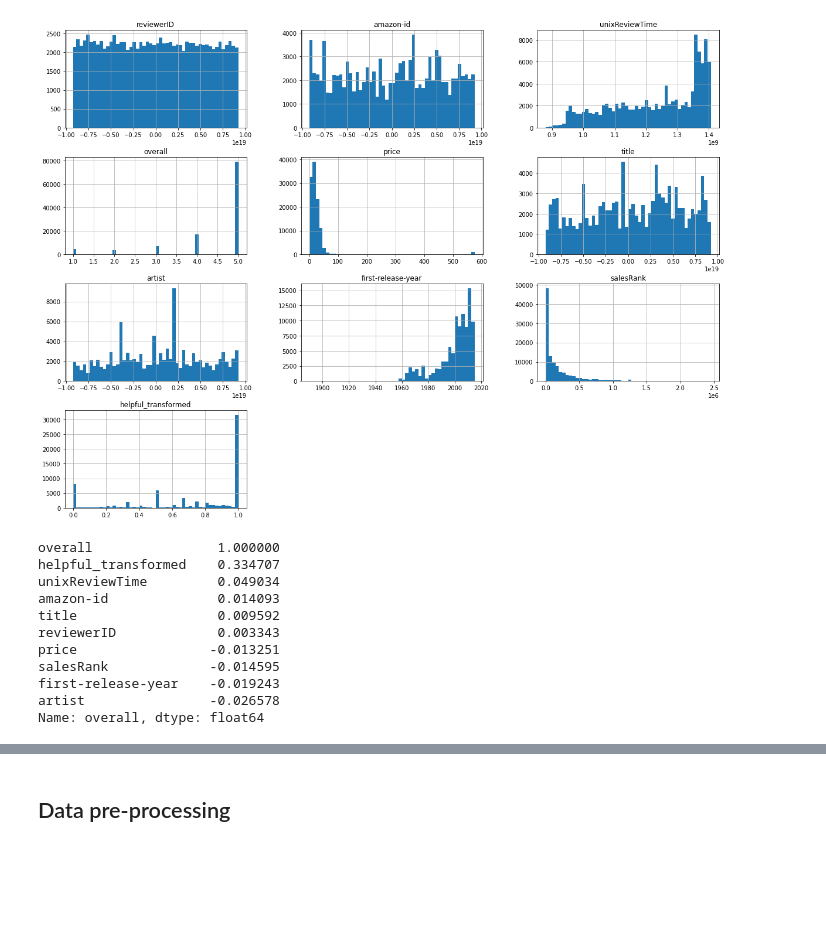
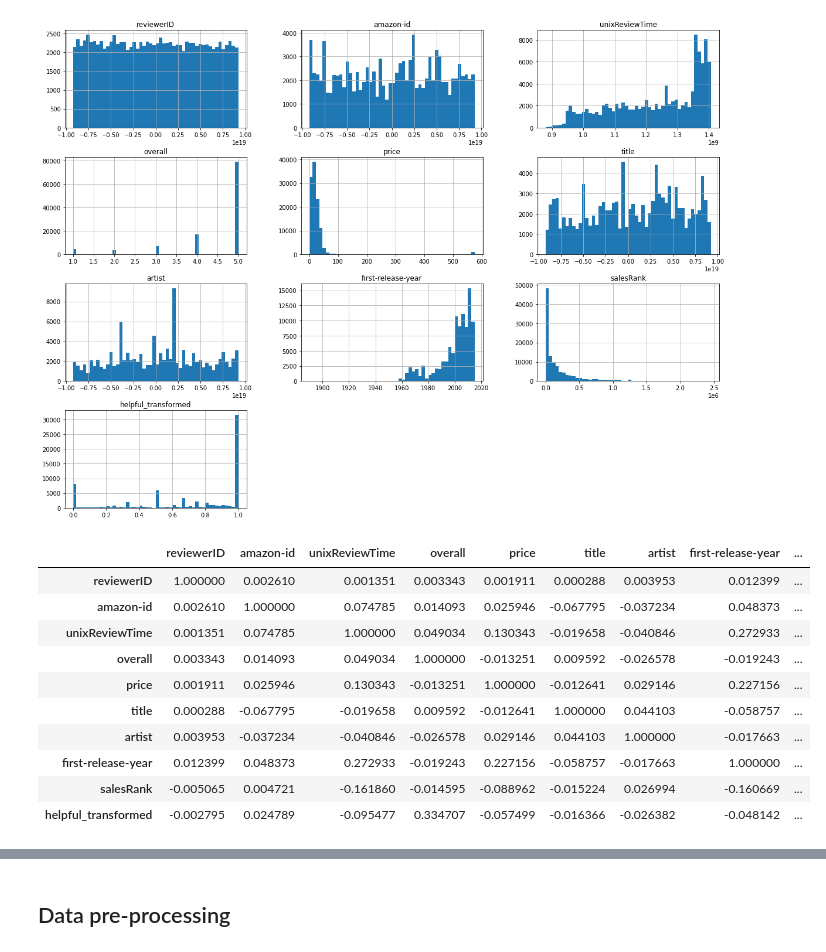
Before and after one commit to charliecarver/cosc247, a Jupyter notebook: testing/mingi/mingi.ipynb, the cells around one changed output, grey strips where cells are left out. Saved outputs shown, nothing was run; the diff lists cells and outputs as text; code cells hidden in the pictures; blank space fills up the shorter version.

```diff
--- a/testing/mingi/mingi.ipynb
+++ b/testing/mingi/mingi.ipynb
@@ -126,16 +129,16 @@ array([[<matplotlib.axes._subplots.AxesSubplot object at 0x...>,
 # %%
 # Pearson correlation for overall and other (entire)
 corr_matrix = df.corr()
-corr_matrix['overall'].sort_values(ascending=False)
+corr_matrix
 # %% [output]
-overall                1.000000
-helpful_transformed    0.334707
-unixReviewTime         0.049034
-amazon-id              0.014093
-title                  0.009592
-reviewerID             0.003343
-price                 -0.013251
-salesRank             -0.014595
-first-release-year    -0.019243
-artist                -0.026578
-Name: overall, dtype: float64
+|  | reviewerID | amazon-id | unixReviewTime | overall | price | title | artist | first-release-year | ... |
+| reviewerID | 1.000000 | 0.002610 | 0.001351 | 0.003343 | 0.001911 | 0.000288 | 0.003953 | 0.012399 | ... |
+| amazon-id | 0.002610 | 1.000000 | 0.074785 | 0.014093 | 0.025946 | -0.067795 | -0.037234 | 0.048373 | ... |
+| unixReviewTime | 0.001351 | 0.074785 | 1.000000 | 0.049034 | 0.130343 | -0.019658 | -0.040846 | 0.272933 | ... |
+| overall | 0.003343 | 0.014093 | 0.049034 | 1.000000 | -0.013251 | 0.009592 | -0.026578 | -0.019243 | ... |
+| price | 0.001911 | 0.025946 | 0.130343 | -0.013251 | 1.000000 | -0.012641 | 0.029146 | 0.227156 | ... |
+| title | 0.000288 | -0.067795 | -0.019658 | 0.009592 | -0.012641 | 1.000000 | 0.044103 | -0.058757 | ... |
+| artist | 0.003953 | -0.037234 | -0.040846 | -0.026578 | 0.029146 | 0.044103 | 1.000000 | -0.017663 | ... |
+| first-release-year | 0.012399 | 0.048373 | 0.272933 | -0.019243 | 0.227156 | -0.058757 | -0.017663 | 1.000000 | ... |
+| salesRank | -0.005065 | 0.004721 | -0.161860 | -0.014595 | -0.088962 | -0.015224 | 0.026994 | -0.160669 | ... |
+| helpful_transformed | -0.002795 | 0.024789 | -0.095477 | 0.334707 | -0.057499 | -0.016366 | -0.026382 | -0.048142 | ... |
```
Also changed, not shown: parts of 12 cells of this notebook.
